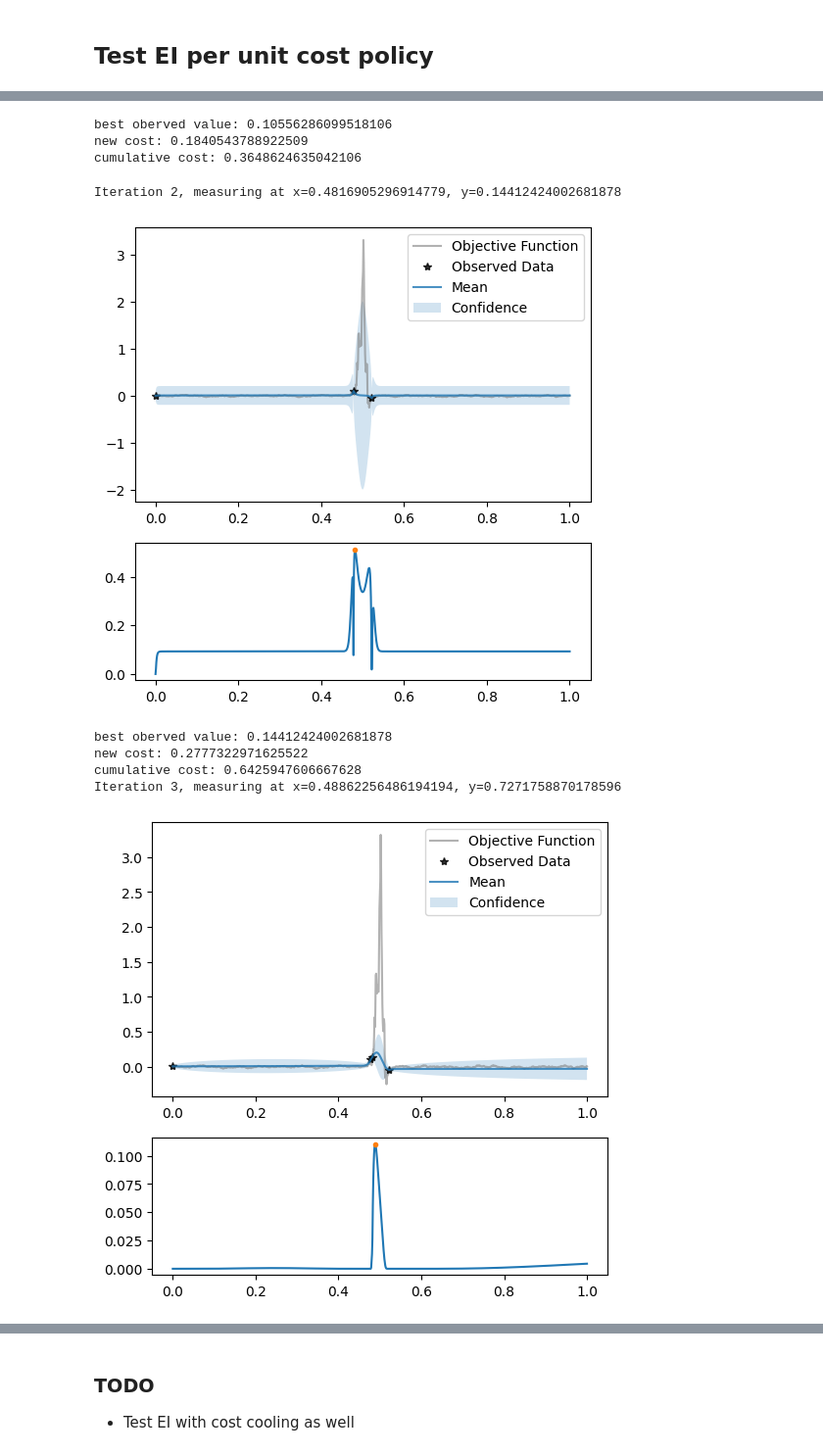
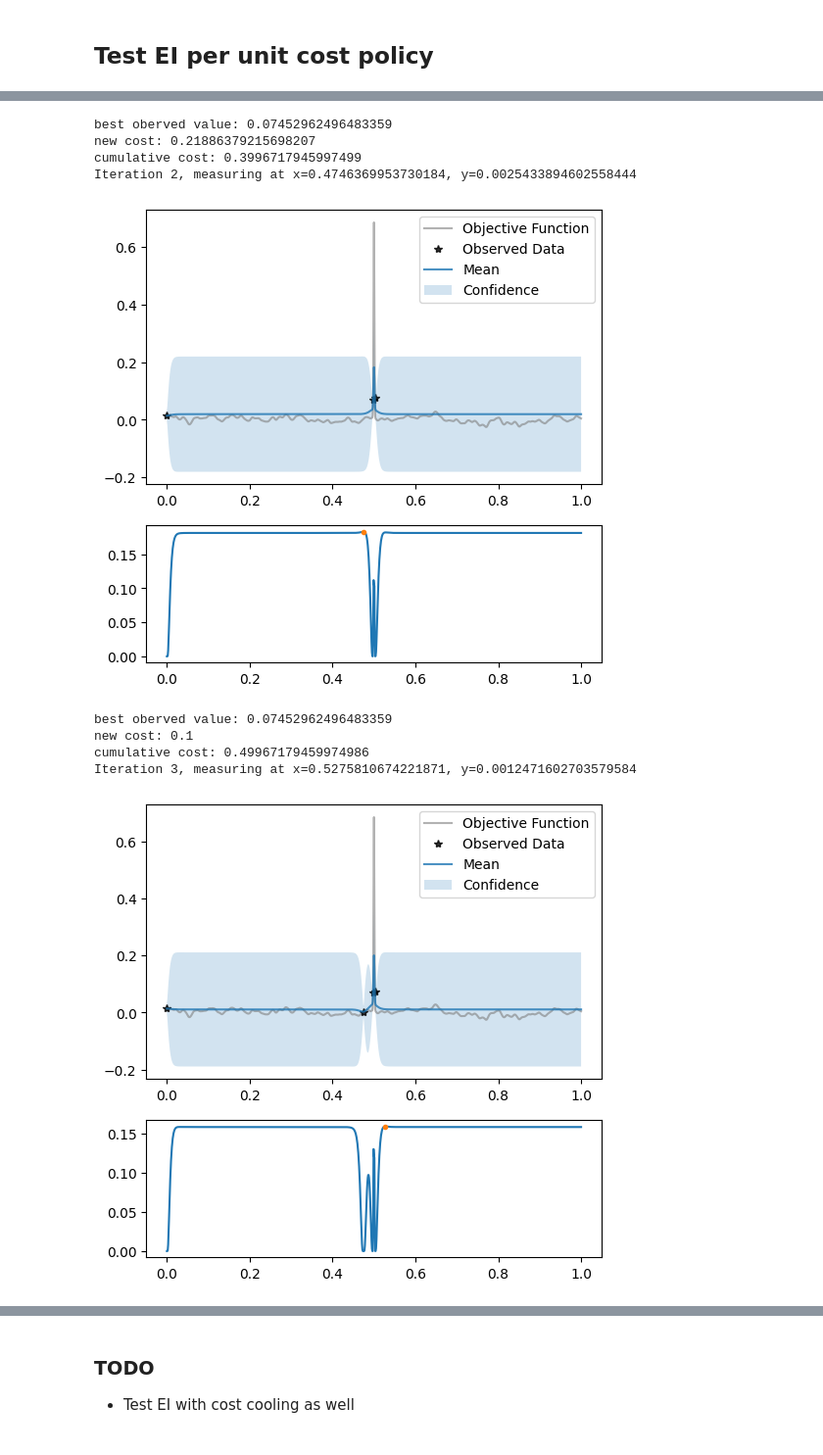
Before and after one commit to QianJaneXie/PandoraBayesOpt, a Jupyter notebook: notebooks/Variable Amplitude.ipynb, the cells around one changed output, grey strips where cells are left out. Shown at 98% size. Drawn from its saved outputs; the diff is of its cells as text; code cells hidden in the pictures.

```diff
--- a/notebooks/Variable Amplitude.ipynb
+++ b/notebooks/Variable Amplitude.ipynb
@@ -16,7 +16,7 @@ import matplotlib.pyplot as plt
 # Define typical small values for epsilon and delta, and a moderate value for K
 epsilon = 0.1
 delta = 0.05
-K = 100  # Number of points excluding the central point
+K = 1000  # Number of points excluding the central point
 
 # Define the functions for the amplitude and the cost
 def amplitude_function(x):
@@ -72,11 +72,11 @@ The objective functions are constructed as sample paths drawn from the Matern ke
 from pandora_bayesopt.utils import create_objective_function
 # Create the objective model
 dim = 1
-nu = 0.5
+nu = 2.5
 lengthscale = 0.01
 outputscale = 1.0
 num_rff_features = 1280
-seed = 42
+seed = 0
 torch.manual_seed(seed)
 matern_sample = create_objective_function(dim=dim, nu=nu, lengthscale=lengthscale, outputscale=outputscale, num_rff_features=num_rff_features)
 def objective_function(x):
@@ -146,6 +147,11 @@ from pandora_bayesopt.utils import fit_gp_model
 # %% [markdown]
 ### Note
 This function can be found in pandora_bayesopt.utils
+# %%
+base_kernel = MaternKernel(nu=nu).double()
+base_kernel.lengthscale = lengthscale
+base_kernel.raw_lengthscale.requires_grad = False
+kernel = VariableAmplitudeKernel(base_kernel, amplitude_function)
 # %% [markdown]
 ### Question
 Instead of setting the kernel inside fit_gp_model with given smoothness and lengthscale parameters, I set the kernel before running the BayesOPT loop so that I can also use fit_gp_model with a standard Matern kernel (base_kernel) for other tasks. However, it seems that if I only set it once, then it would be a different initial kernel when I run another policy. Not sure why this happens. To avoid such issues, I reset it before running every policy.
@@ -183,11 +186,6 @@ EI_cumulative_cost_history = [0]
 i = 0
 
 while True:
-
-    # Set up the kernel
-    base_kernel = MaternKernel(nu=nu).double()
-    base_kernel.lengthscale = torch.tensor([[lengthscale]], dtype=torch.float64)
-    kernel = VariableAmplitudeKernel(base_kernel, amplitude_function)
 
     model = fit_gp_model(x, y, kernel)
 
@@ -270,11 +268,6 @@ EIpu_cumulative_cost_history = [0]
 i = 0
 
 while True:
-
-    # Set up the kernel
-    base_kernel = MaternKernel(nu=nu).double()
-    base_kernel.lengthscale = torch.tensor([[lengthscale]], dtype=torch.float64)
-    kernel = VariableAmplitudeKernel(base_kernel, amplitude_function)
 
     model = fit_gp_model(x, y, kernel)
 
@@ -336,10 +329,10 @@ Iteration 1, measuring at x=0.47797729341139694, y=0.10556286099518106
-best oberved value: 0.10556286099518106
-new cost: 0.1840543788922509
-cumulative cost: 0.3648624635042106
-Iteration 2, measuring at x=0.4816905296914779, y=0.14412424002681878
+best oberved value: 0.07452962496483359
+new cost: 0.21886379215698207
+cumulative cost: 0.3996717945997499
+Iteration 2, measuring at x=0.4746369953730184, y=0.0025433894602558444
-[figure, old version]
+[figure, new version]
-best oberved value: 0.14412424002681878
-new cost: 0.2777322971625522
-cumulative cost: 0.6425947606667628
-Iteration 3, measuring at x=0.48862256486194194, y=0.7271758870178596
+best oberved value: 0.07452962496483359
+new cost: 0.1
+cumulative cost: 0.49967179459974986
+Iteration 3, measuring at x=0.5275810674221871, y=0.0012471602703579584
-[figure, old version]
+[figure, new version]
```
Also changed, not shown: parts of 11 cells of this notebook, 3 other files.
